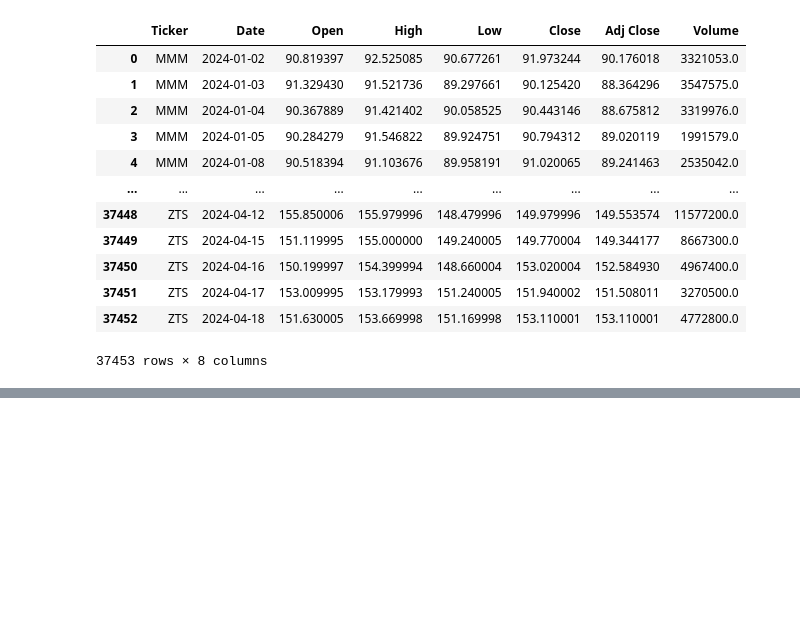
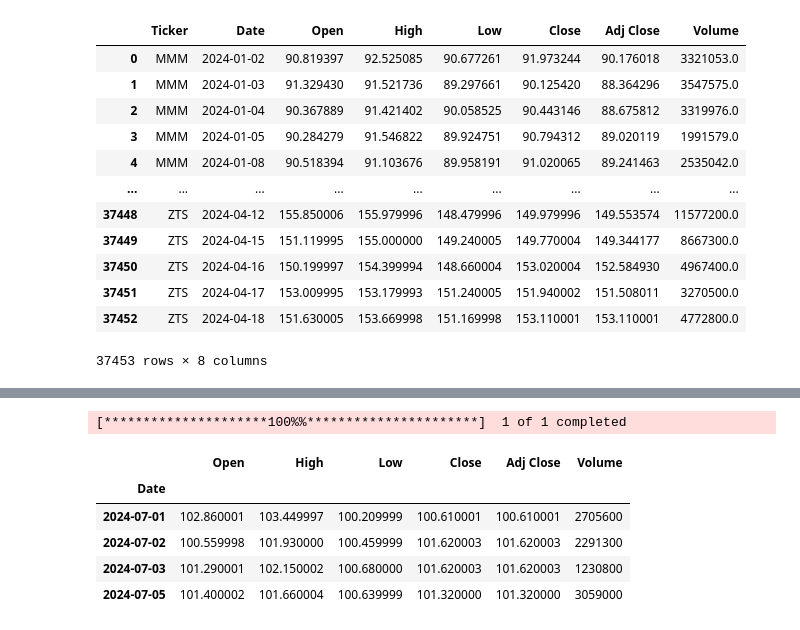
Before and after one commit to stavros-vl/sp500-data-tracker, a Jupyter notebook: R&D-notebook.ipynb, the cells around one changed output, grey strips where cells are left out. Cells and saved outputs as stored; diff of their text form; code cells hidden in the pictures; blank space fills up the shorter version.

```diff
--- a/R&D-notebook.ipynb
+++ b/R&D-notebook.ipynb
@@ -164,0 +268,10 @@ pd.read_csv('sp500_finance_data_20240420.csv.gz')
+# %%
+yf.download('MMM', start=(datetime.now() - timedelta(days=7)).strftime('%Y-%m-%d'), end=(datetime.now()).strftime('%Y-%m-%d'))
+# %% [output]
+[*********************100%%**********************]  1 of 1 completed
+|  | Open | High | Low | Close | Adj Close | Volume |
+| Date |  |  |  |  |  |  |
+| 2024-07-01 | 102.860001 | 103.449997 | 100.209999 | 100.610001 | 100.610001 | 2705600 |
+| 2024-07-02 | 100.559998 | 101.930000 | 100.459999 | 101.620003 | 101.620003 | 2291300 |
+| 2024-07-03 | 101.290001 | 102.150002 | 100.680000 | 101.620003 | 101.620003 | 1230800 |
+| 2024-07-05 | 101.400002 | 101.660004 | 100.639999 | 101.320000 | 101.320000 | 3059000 |
```
Also changed, not shown: parts of 16 cells of this notebook, 4 other files.
